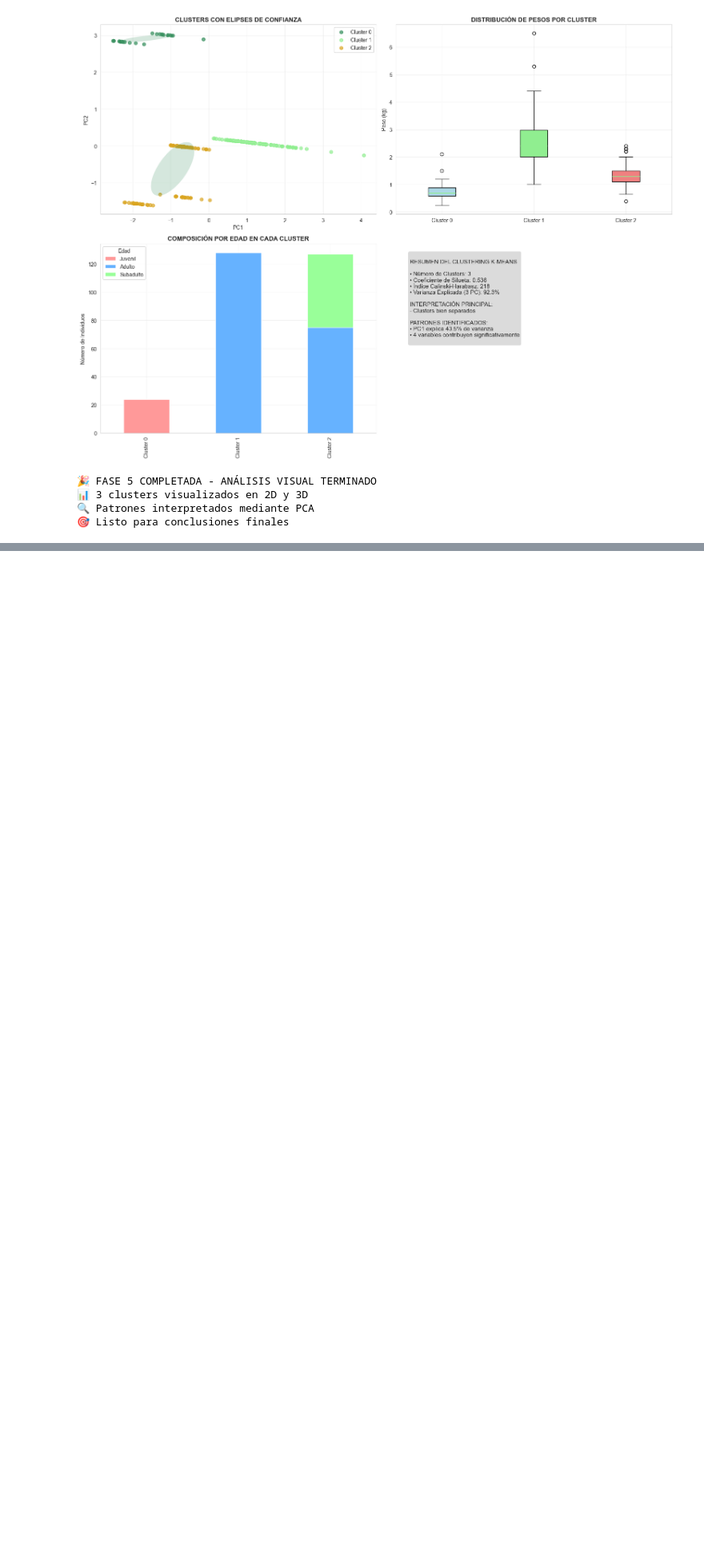
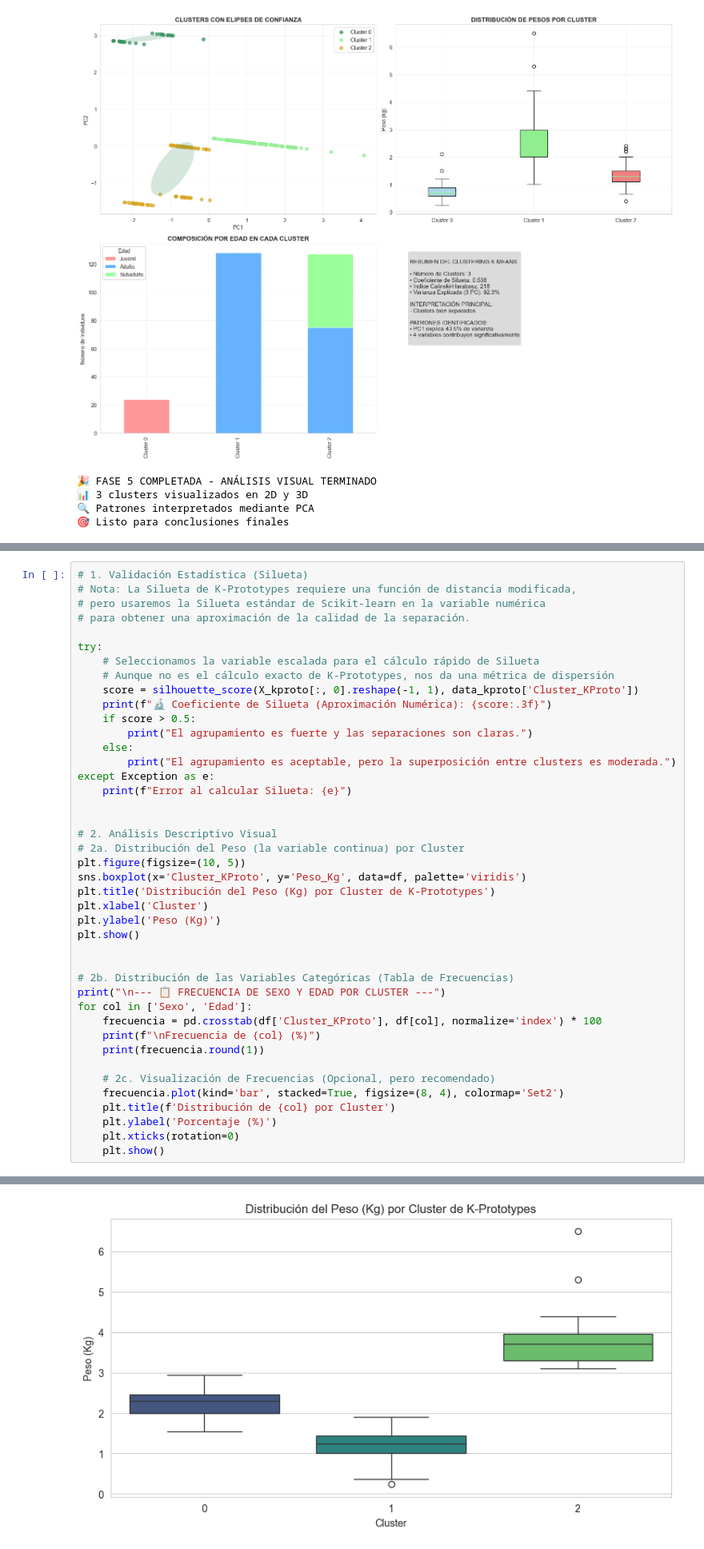
Before and after one commit to Marbinseca/Iguanas, a Jupyter notebook: especies.ipynb, the cells around one changed output, grey strips where cells are left out. Shown at 80% size. Cells and saved outputs as stored; diff of their text form; blank space fills up the shorter version.

```diff
--- a/especies.ipynb
+++ b/especies.ipynb
@@ -2778,0 +2832,43 @@ La verdadera magia no está en los algoritmos, sino en lo que nos revelan sobre
+# %%
+# 1. Validación Estadística (Silueta)
+# Nota: La Silueta de K-Prototypes requiere una función de distancia modificada,
+# pero usaremos la Silueta estándar de Scikit-learn en la variable numérica
+# para obtener una aproximación de la calidad de la separación.
+
+try:
+    # Seleccionamos la variable escalada para el cálculo rápido de Silueta
+    # Aunque no es el cálculo exacto de K-Prototypes, nos da una métrica de dispersión
+    score = silhouette_score(X_kproto[:, 0].reshape(-1, 1), data_kproto['Cluster_KProto'])
+    print(f"🔬 Coeficiente de Silueta (Aproximación Numérica): {score:.3f}")
+    if score > 0.5:
+        print("El agrupamiento es fuerte y las separaciones son claras.")
+    else:
+        print("El agrupamiento es aceptable, pero la superposición entre clusters es moderada.")
+except Exception as e:
+    print(f"Error al calcular Silueta: {e}")
+
+
+# 2. Análisis Descriptivo Visual
+# 2a. Distribución del Peso (la variable continua) por Cluster
+plt.figure(figsize=(10, 5))
+sns.boxplot(x='Cluster_KProto', y='Peso_Kg', data=df, palette='viridis')
+plt.title('Distribución del Peso (Kg) por Cluster de K-Prototypes')
+plt.xlabel('Cluster')
+plt.ylabel('Peso (Kg)')
+plt.show()
+
+
+# 2b. Distribución de las Variables Categóricas (Tabla de Frecuencias)
+print("\n--- 📋 FRECUENCIA DE SEXO Y EDAD POR CLUSTER ---")
+for col in ['Sexo', 'Edad']:
+    frecuencia = pd.crosstab(df['Cluster_KProto'], df[col], normalize='index') * 100
+    print(f"\nFrecuencia de {col} (%)")
+    print(frecuencia.round(1))
+
+    # 2c. Visualización de Frecuencias (Opcional, pero recomendado)
+    frecuencia.plot(kind='bar', stacked=True, figsize=(8, 4), colormap='Set2')
+    plt.title(f'Distribución de {col} por Cluster')
+    plt.ylabel('Porcentaje (%)')
+    plt.xticks(rotation=0)
+    plt.show()
+# %% [output]
@@ -2778,0 +2877 @@ La verdadera magia no está en los algoritmos, sino en lo que nos revelan sobre
+[figure, added]
```
Also changed, not shown: parts of 24 cells of this notebook, 1 other file.
